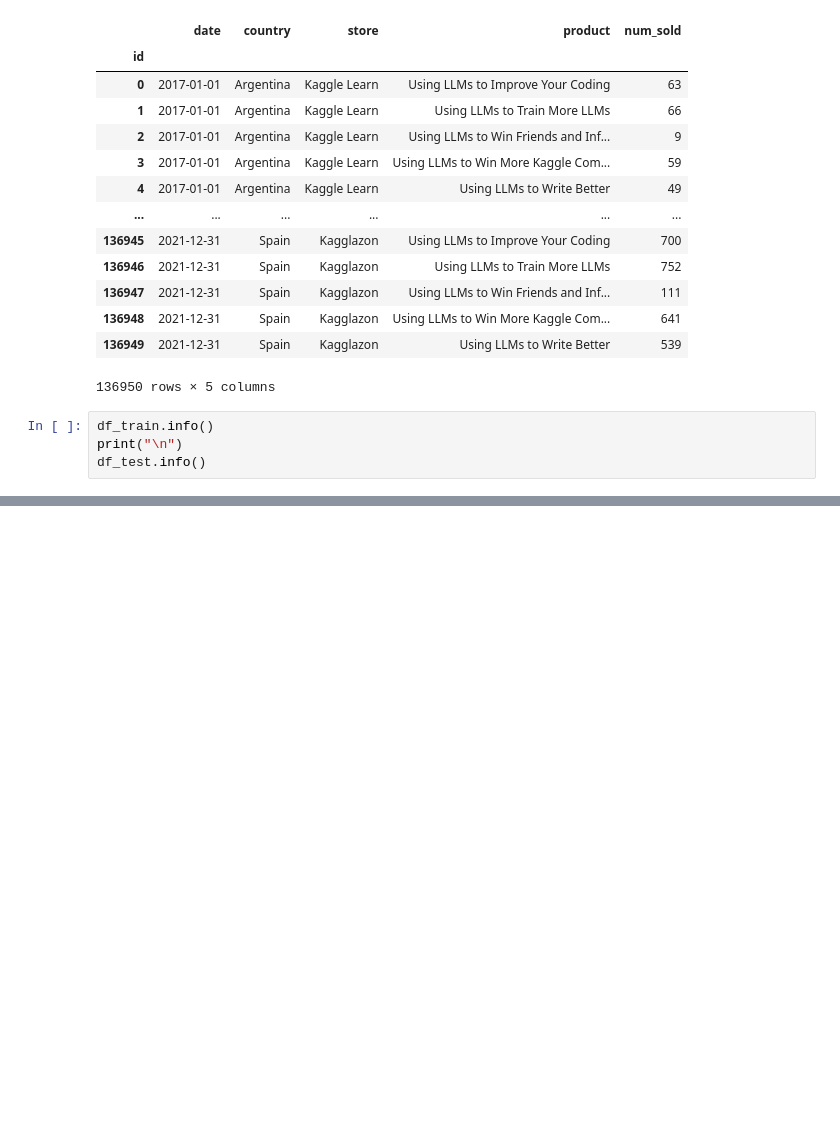
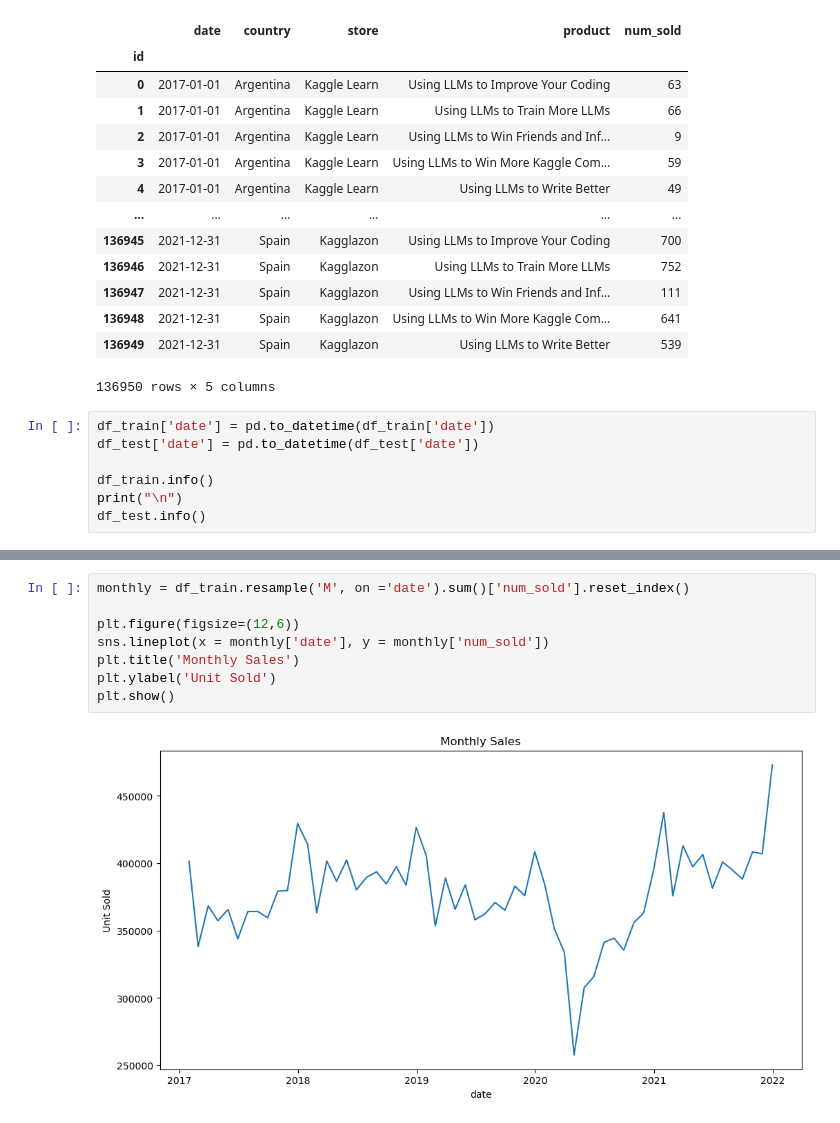
Before and after one commit to dimasthoriq/PS3E19-time-series-with-xgb-lstm, a Jupyter notebook: ps3e19-xgboost-and-nn-for-time-series.ipynb, the cells around one changed output, grey strips where cells are left out. Cells and saved outputs as stored; diff of their text form; blank space fills up the shorter version.

```diff
--- a/ps3e19-xgboost-and-nn-for-time-series.ipynb
+++ b/ps3e19-xgboost-and-nn-for-time-series.ipynb
@@ -40,6 +46,9 @@ df_train
 | 136949 | 2021-12-31 | Spain | Kagglazon | Using LLMs to Write Better | 539 |
 136950 rows × 5 columns
 # %%
+df_train['date'] = pd.to_datetime(df_train['date'])
+df_test['date'] = pd.to_datetime(df_test['date'])
+
 df_train.info()
 print("\n")
 df_test.info()
@@ -63,0 +93,10 @@ memory usage: 1.0+ MB
+# %%
+monthly = df_train.resample('M', on ='date').sum()['num_sold'].reset_index()
+
+plt.figure(figsize=(12,6))
+sns.lineplot(x = monthly['date'], y = monthly['num_sold'])
+plt.title('Monthly Sales')
+plt.ylabel('Unit Sold')
+plt.show()
+# %% [output]
+[figure, added]
```
Also changed, not shown: parts of 11 cells of this notebook.
